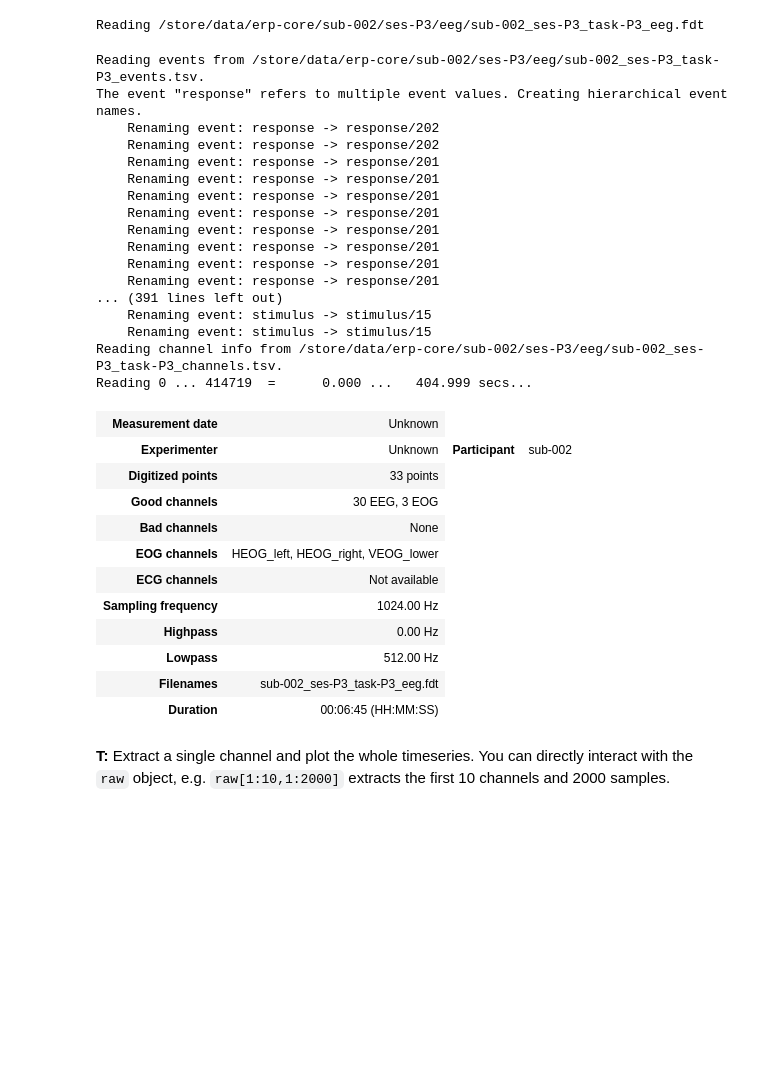
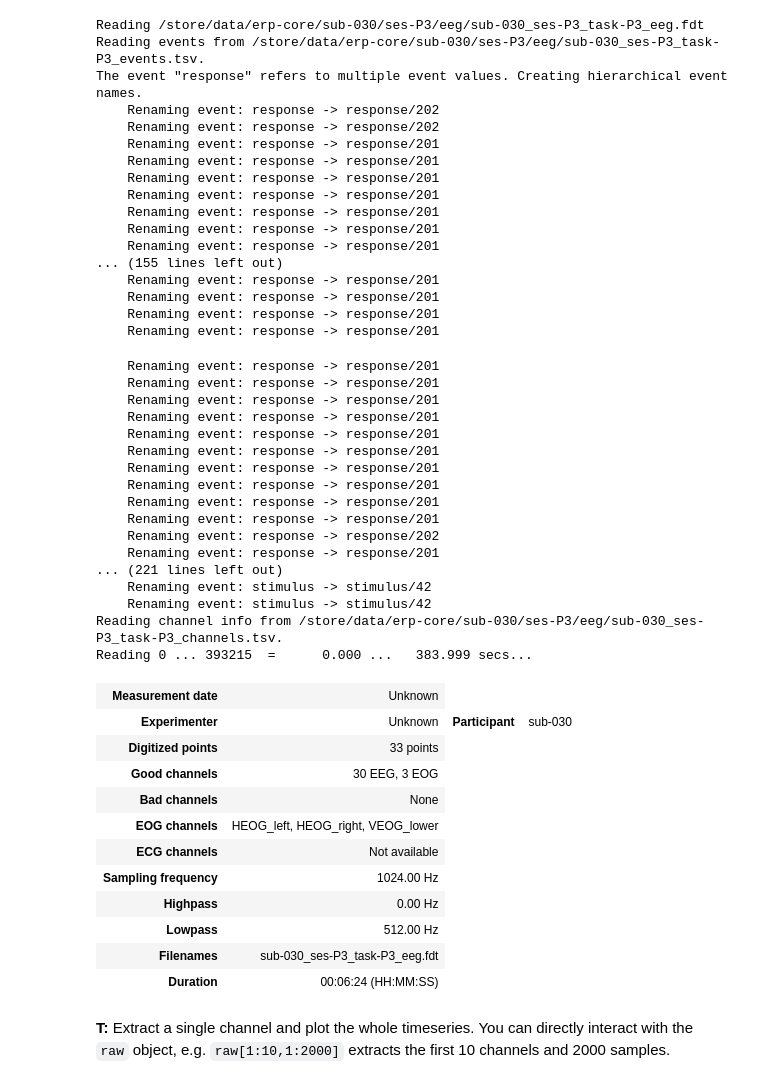
Before and after one commit to s-ccs/course_EEG, a Jupyter notebook: exercises/solutions/ex1_overview.ipynb, the cells around one changed output. Cells and saved outputs as stored; diff of their text form; code cells hidden in the pictures; blank space fills up the shorter version.

```diff
--- a/exercises/solutions/ex1_overview.ipynb
+++ b/exercises/solutions/ex1_overview.ipynb
@@ -6,45 +6,61 @@ import ccs_eeg_utils
 import mne, mne_bids, ccs_eeg_utils
 
 #Load the data
 from mne_bids import (BIDSPath, read_raw_bids)
 
 #path where to save the datasets.
 #bids_root = "../../local/bids" # recommended data location
 #bids_root = "/bigpool/export/users/ehinger/erp-core/bids" # Bene's Server location
 bids_root = "/store/data/erp-core/"
-subject_id = '002' # recommend subject 2 for now
+subject_id = '030' # recommend subject 30 for now
 
 
 bids_path = BIDSPath(subject=subject_id,task="P3",session="P3",
                      datatype='eeg', suffix='eeg',
                      root=bids_root)
 
 #read the file
 raw = read_raw_bids(bids_path)
 #fix the annotations readin
 ccs_eeg_utils.read_annotations_core(bids_path,raw)
 raw.load_data()
 # %% [output]
-Reading /store/data/erp-core/sub-002/ses-P3/eeg/sub-002_ses-P3_task-P3_eeg.fdt
+Reading /store/data/erp-core/sub-030/ses-P3/eeg/sub-030_ses-P3_task-P3_eeg.fdt
+Reading events from /store/data/erp-core/sub-030/ses-P3/eeg/sub-030_ses-P3_task-P3_events.tsv.
+The event "response" refers to multiple event values. Creating hierarchical event names.
+    Renaming event: response -> response/202
+    Renaming event: response -> response/202
+    Renaming event: response -> response/201
+    Renaming event: response -> response/201
+    Renaming event: response -> response/201
+    Renaming event: response -> response/201
+    Renaming event: response -> response/201
+    Renaming event: response -> response/201
+    Renaming event: response -> response/201
+... (155 lines left out)
+    Renaming event: response -> response/201
+    Renaming event: response -> response/201
+    Renaming event: response -> response/201
+    Renaming event: response -> response/201
-Reading events from /store/data/erp-core/sub-002/ses-P3/eeg/sub-002_ses-P3_task-P3_events.tsv.
-The event "response" refers to multiple event values. Creating hierarchical event names.
-    Renaming event: response -> response/202
-    Renaming event: response -> response/202
     Renaming event: response -> response/201
     Renaming event: response -> response/201
     Renaming event: response -> response/201
     Renaming event: response -> response/201
     Renaming event: response -> response/201
     Renaming event: response -> response/201
     Renaming event: response -> response/201
     Renaming event: response -> response/201
-... (391 lines left out)
-    Renaming event: stimulus -> stimulus/15
-    Renaming event: stimulus -> stimulus/15
-Reading channel info from /store/data/erp-core/sub-002/ses-P3/eeg/sub-002_ses-P3_task-P3_channels.tsv.
-Reading 0 ... 414719  =      0.000 ...   404.999 secs...
+    Renaming event: response -> response/201
+    Renaming event: response -> response/201
+    Renaming event: response -> response/202
+    Renaming event: response -> response/201
+... (221 lines left out)
+    Renaming event: stimulus -> stimulus/42
+    Renaming event: stimulus -> stimulus/42
+Reading channel info from /store/data/erp-core/sub-030/ses-P3/eeg/sub-030_ses-P3_task-P3_channels.tsv.
+Reading 0 ... 393215  =      0.000 ...   383.999 secs...
 | Measurement date | Unknown |
-| Experimenter | Unknown | Participant | sub-002 |
+| Experimenter | Unknown | Participant | sub-030 |
 | Digitized points | 33 points |
 | Good channels | 30 EEG, 3 EOG |
 | Bad channels | None |
@@ -53,8 +69,8 @@ Reading 0 ... 414719  =      0.000 ...   404.999 secs...
 | Sampling frequency | 1024.00 Hz |
 | Highpass | 0.00 Hz |
 | Lowpass | 512.00 Hz |
-| Filenames | sub-002_ses-P3_task-P3_eeg.fdt |
-| Duration | 00:06:45 (HH:MM:SS) |
+| Filenames | sub-030_ses-P3_task-P3_eeg.fdt |
+| Duration | 00:06:24 (HH:MM:SS) |
 # %% [markdown]
 **T:** Extract a single channel and plot the whole timeseries. You can directly interact with the `raw` object, e.g. `raw[1:10,1:2000]` extracts the first 10 channels and 2000 samples.
 # %%
```
Also changed, not shown: parts of 11 cells of this notebook, 12 other files.
